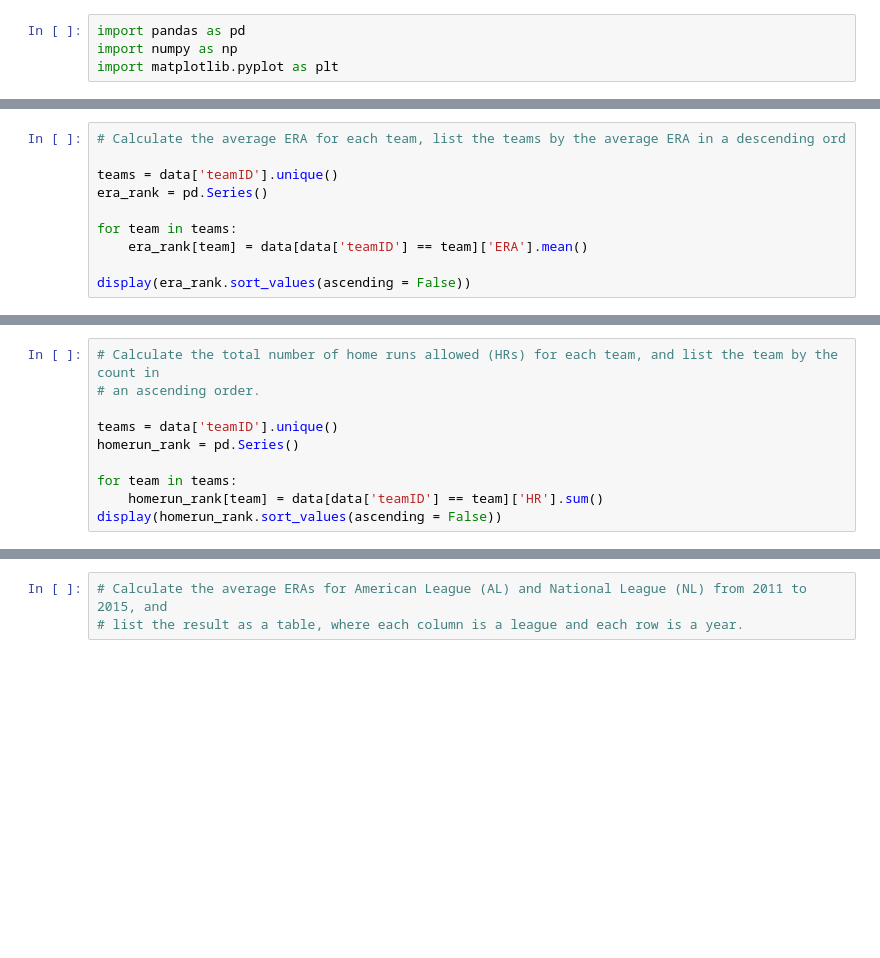
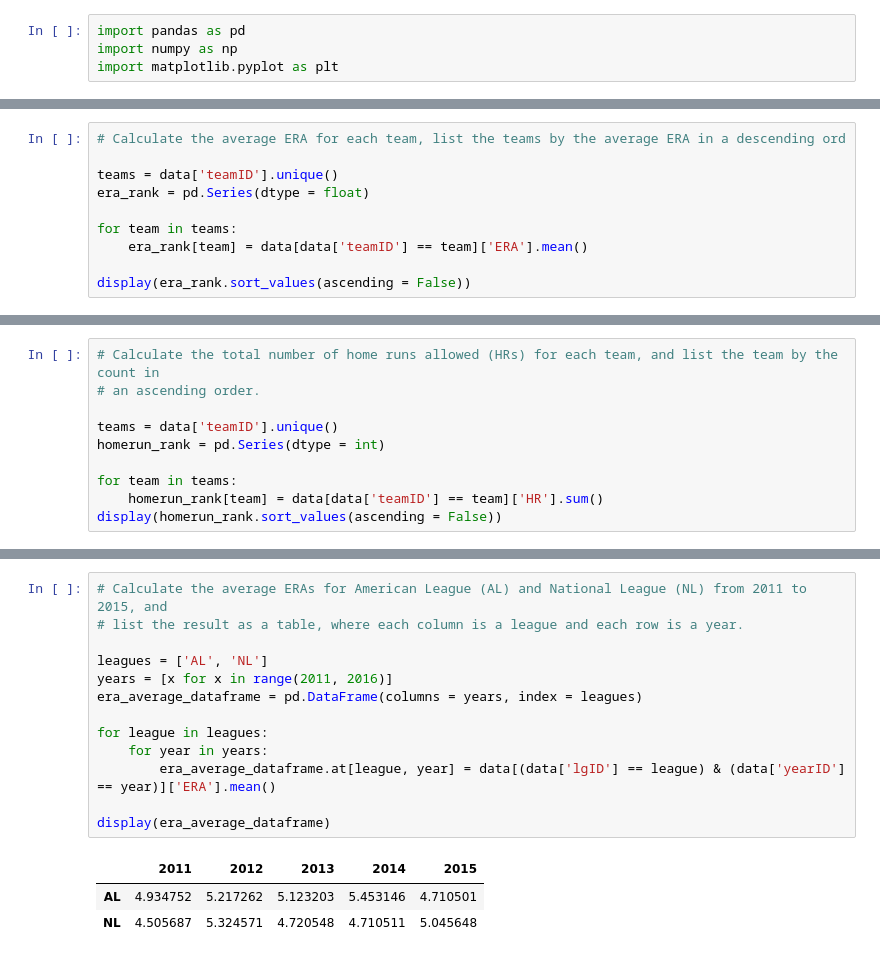
Before and after one commit to MakerTakala/NTNU-Data_Visualization, a Jupyter notebook: hw1/hw1.ipynb, the cells around one changed output, grey strips where cells are left out. Drawn from its saved outputs; the diff is of its cells as text; blank space fills up the shorter version.

```diff
--- a/hw1/hw1.ipynb
+++ b/hw1/hw1.ipynb
@@ -36,7 +234,7 @@ for team in teams:
 # Calculate the average ERA for each team, list the teams by the average ERA in a descending ord
 
 teams = data['teamID'].unique()
-era_rank = pd.Series()
+era_rank = pd.Series(dtype = float)
 
 for team in teams:
     era_rank[team] = data[data['teamID'] == team]['ERA'].mean()
@@ -47,7 +258,7 @@ display(era_rank.sort_values(ascending = False))
 # an ascending order.
 
 teams = data['teamID'].unique()
-homerun_rank = pd.Series()
+homerun_rank = pd.Series(dtype = int)
 
 for team in teams:
     homerun_rank[team] = data[data['teamID'] == team]['HR'].sum()
@@ -71,3 +306,17 @@ display(era_average_dataframe.fillna(0))
 # %%
 # Calculate the average ERAs for American League (AL) and National League (NL) from 2011 to 2015, and
 # list the result as a table, where each column is a league and each row is a year.
+
+leagues = ['AL', 'NL']
+years = [x for x in range(2011, 2016)]
+era_average_dataframe = pd.DataFrame(columns = years, index = leagues)
+
+for league in leagues:
+    for year in years:
+        era_average_dataframe.at[league, year] = data[(data['lgID'] == league) & (data['yearID'] == year)]['ERA'].mean()
+
+display(era_average_dataframe)
+# %% [output]
+|  | 2011 | 2012 | 2013 | 2014 | 2015 |
+| AL | 4.934752 | 5.217262 | 5.123203 | 5.453146 | 4.710501 |
+| NL | 4.505687 | 5.324571 | 4.720548 | 4.710511 | 5.045648 |
```
Also changed, not shown: parts of 9 cells of this notebook.
